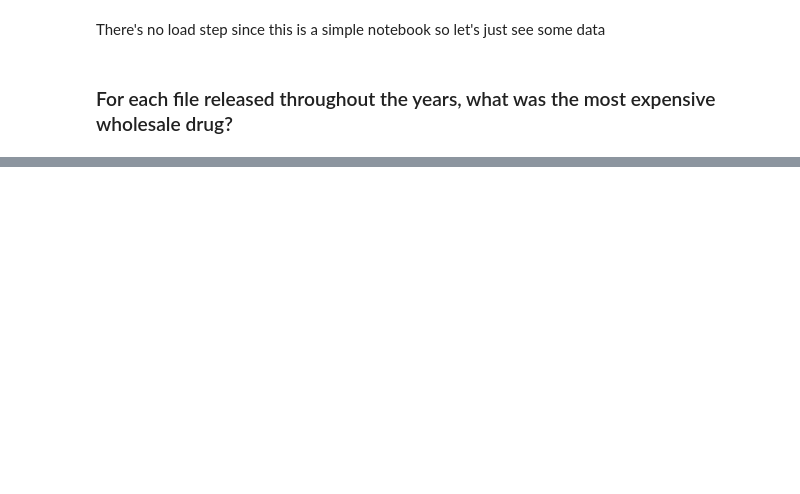
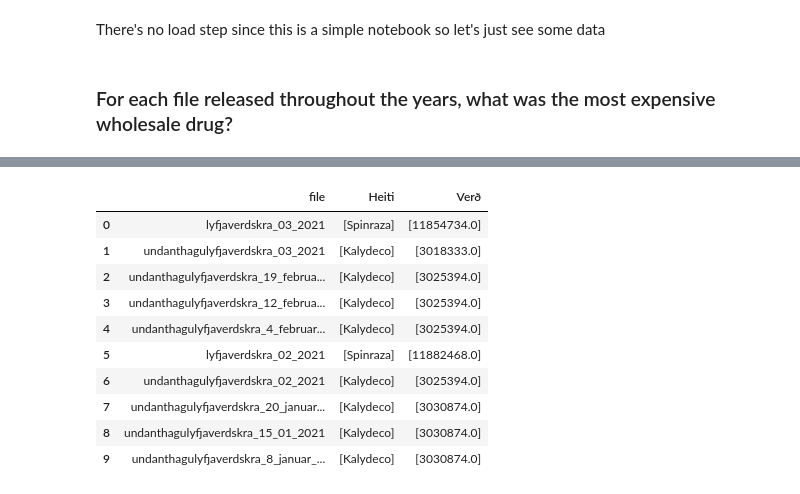
Before and after one commit to Rafno/lyfjaverd, a Jupyter notebook: lyfjaverd.ipynb, the cells around one changed output, grey strips where cells are left out. Saved outputs shown, nothing was run; the diff lists cells and outputs as text; code cells hidden in the pictures; blank space fills up the shorter version.

```diff
--- a/lyfjaverd.ipynb
+++ b/lyfjaverd.ipynb
@@ -202,0 +193,25 @@ SyntaxError: closing parenthesis ')' does not match opening parenthesis '{' (<ip
+# %%
+max_price = []
+for file in data['file'].unique():
+    data_price = data.loc[data['file'] == file]
+    group = data_price[data_price['Hámarks heildsöluverð']==data_price['Hámarks heildsöluverð'].max()].reset_index()
+    max_price.append({
+    'file':file,
+    'Heiti':group['Heiti'].values,
+    'Verð':group['Hámarks heildsöluverð'].values
+    })
+
+max_price_df = pd.DataFrame(max_price)
+max_price_df.head(10)
+# %% [output]
+|  | file | Heiti | Verð |
+| 0 | lyfjaverdskra_03_2021 | [Spinraza] | [11854734.0] |
+| 1 | undanthagulyfjaverdskra_03_2021 | [Kalydeco] | [3018333.0] |
+| 2 | undanthagulyfjaverdskra_19_februa... | [Kalydeco] | [3025394.0] |
+| 3 | undanthagulyfjaverdskra_12_februa... | [Kalydeco] | [3025394.0] |
+| 4 | undanthagulyfjaverdskra_4_februar... | [Kalydeco] | [3025394.0] |
+| 5 | lyfjaverdskra_02_2021 | [Spinraza] | [11882468.0] |
+| 6 | undanthagulyfjaverdskra_02_2021 | [Kalydeco] | [3025394.0] |
+| 7 | undanthagulyfjaverdskra_20_januar... | [Kalydeco] | [3030874.0] |
+| 8 | undanthagulyfjaverdskra_15_01_2021 | [Kalydeco] | [3030874.0] |
+| 9 | undanthagulyfjaverdskra_8_januar_... | [Kalydeco] | [3030874.0] |
```
Also changed, not shown: parts of 10 cells of this notebook.
